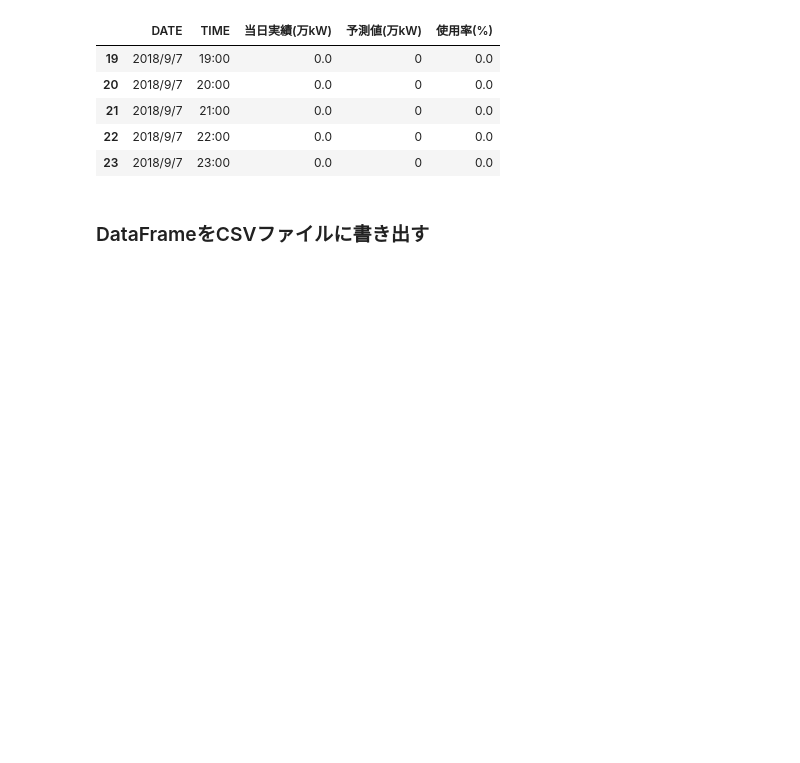
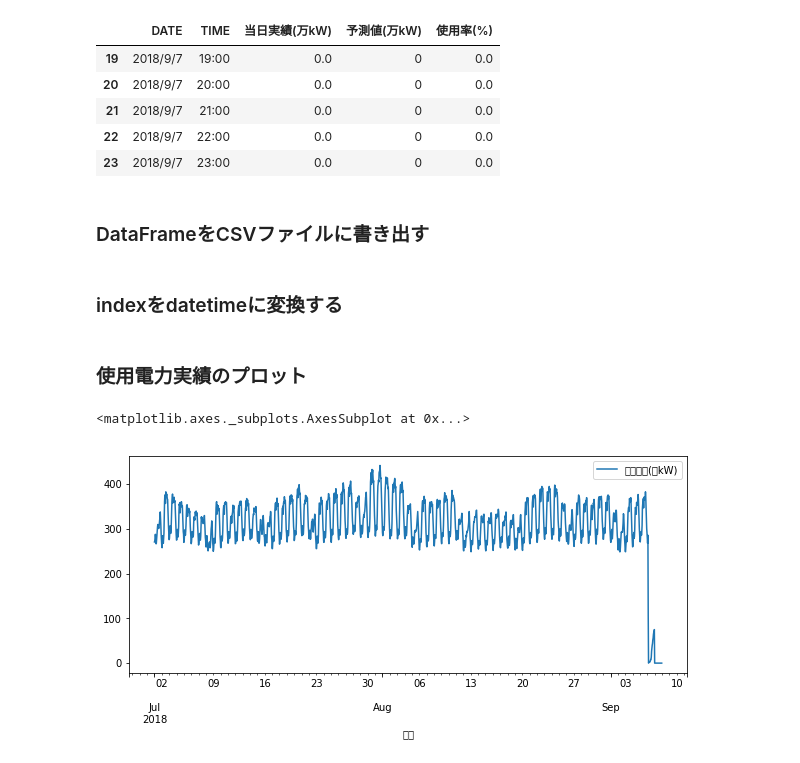
Before and after one commit to tkhrmeme/HepcoPowerUsage, a Jupyter notebook: HepcoPowerUsage.ipynb, the cells around one changed output. Saved outputs shown, nothing was run; the diff lists cells and outputs as text; code cells hidden in the pictures; blank space fills up the shorter version.

```diff
--- a/HepcoPowerUsage.ipynb
+++ b/HepcoPowerUsage.ipynb
@@ -64,3 +64,10 @@ path = os.path.join(os.getcwd(), 'data')
 csv_file = os.path.join(path, '201807-09_hokkaido_denki.csv')
 
 df.to_csv(csv_file, encoding='shift_jis', index=False)
+# %% [markdown]
+### indexをdatetimeに変換する
+# %%
+df['日時'] = pd.to_datetime(df['DATE'] +' ' +df['TIME'])
+df.set_index('日時', inplace=True)
+# %% [markdown]
+### 使用電力実績のプロット
@@ -66,0 +77,5 @@ df.to_csv(csv_file, encoding='shift_jis', index=False)
+# %%
+df.fillna(0).plot(y=['当日実績(万kW)'], figsize=(10,4))
+# %% [output]
+<matplotlib.axes._subplots.AxesSubplot at 0x...>
+[figure, added]
```
Also changed, not shown: parts of 1 cell of this notebook.
